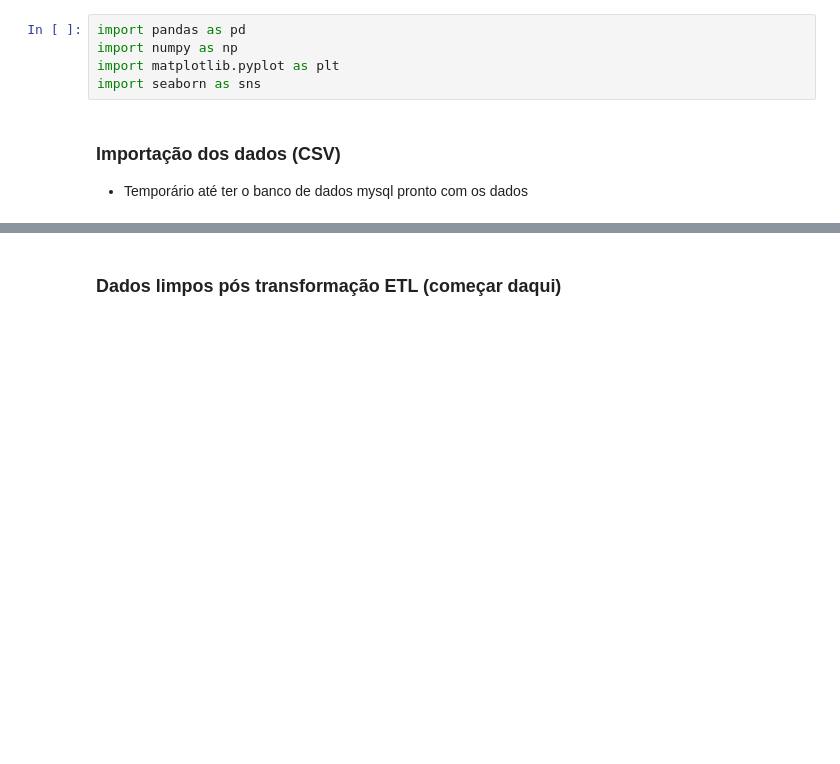
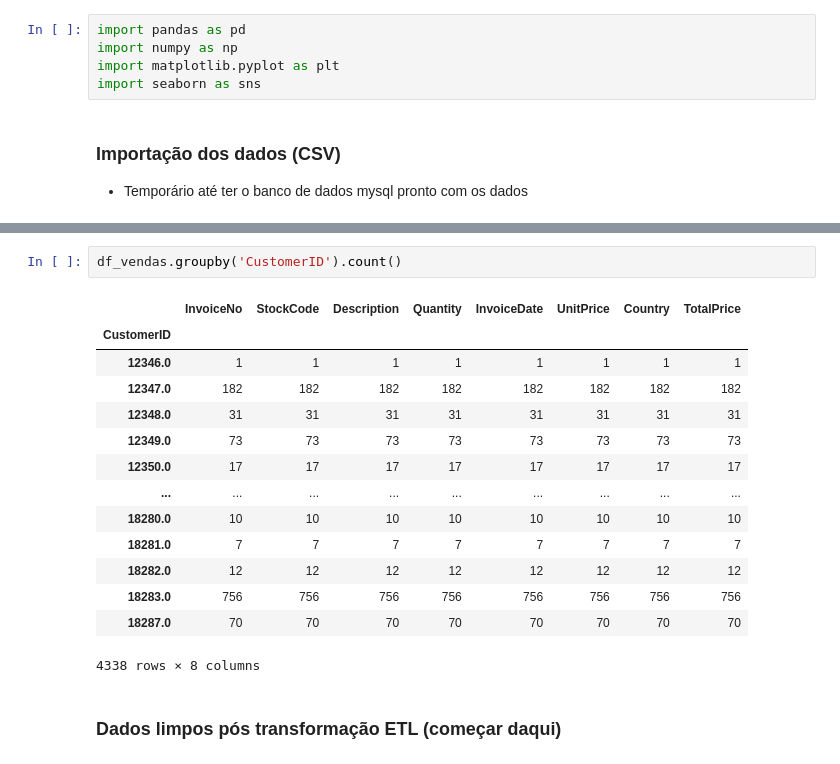
Before and after one commit to hribes/projeto_inlytics, a Jupyter notebook: Notebooks/RFM.ipynb, the cells around one changed output, grey strips where cells are left out. Cells and saved outputs as stored; diff of their text form; blank space fills up the shorter version.

```diff
--- a/Notebooks/RFM.ipynb
+++ b/Notebooks/RFM.ipynb
@@ -18,3 +36,20 @@ df_vendas = pd.read_csv(dados_vendas)
+# %%
+df_vendas.groupby('CustomerID').count()
+# %% [output]
+|  | InvoiceNo | StockCode | Description | Quantity | InvoiceDate | UnitPrice | Country | TotalPrice |
+| CustomerID |  |  |  |  |  |  |  |  |
+| 12346.0 | 1 | 1 | 1 | 1 | 1 | 1 | 1 | 1 |
+| 12347.0 | 182 | 182 | 182 | 182 | 182 | 182 | 182 | 182 |
+| 12348.0 | 31 | 31 | 31 | 31 | 31 | 31 | 31 | 31 |
+| 12349.0 | 73 | 73 | 73 | 73 | 73 | 73 | 73 | 73 |
+| 12350.0 | 17 | 17 | 17 | 17 | 17 | 17 | 17 | 17 |
+| ... | ... | ... | ... | ... | ... | ... | ... | ... |
+| 18280.0 | 10 | 10 | 10 | 10 | 10 | 10 | 10 | 10 |
+| 18281.0 | 7 | 7 | 7 | 7 | 7 | 7 | 7 | 7 |
+| 18282.0 | 12 | 12 | 12 | 12 | 12 | 12 | 12 | 12 |
+| 18283.0 | 756 | 756 | 756 | 756 | 756 | 756 | 756 | 756 |
+| 18287.0 | 70 | 70 | 70 | 70 | 70 | 70 | 70 | 70 |
+4338 rows × 8 columns
 # %% [markdown]
 ### Dados limpos pós transformação ETL (começar daqui)
 # %%
```
Also changed, not shown: parts of 3 cells of this notebook, 4 other files.
